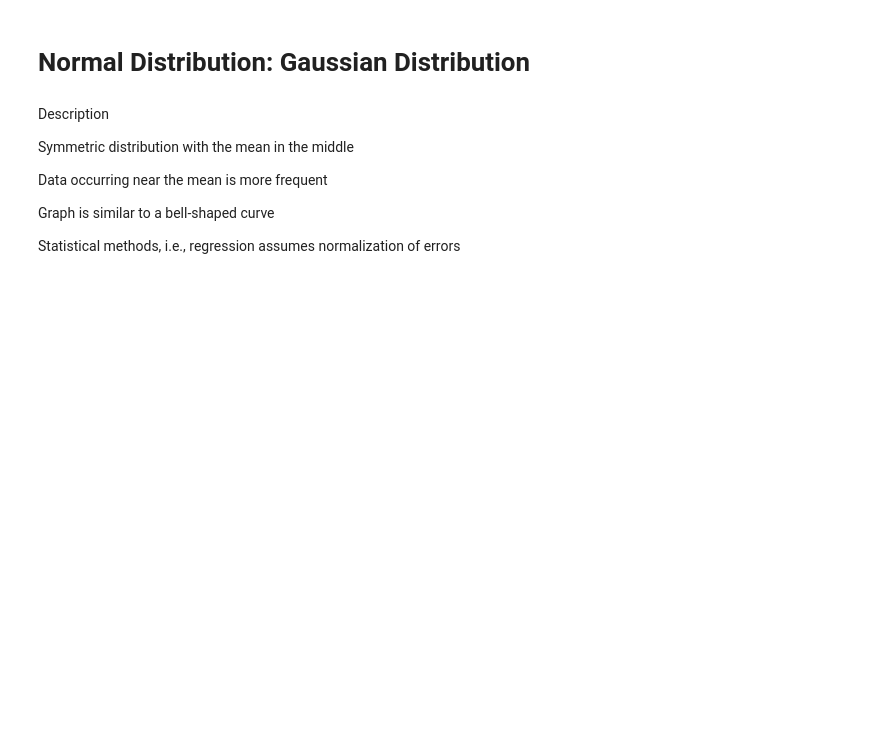
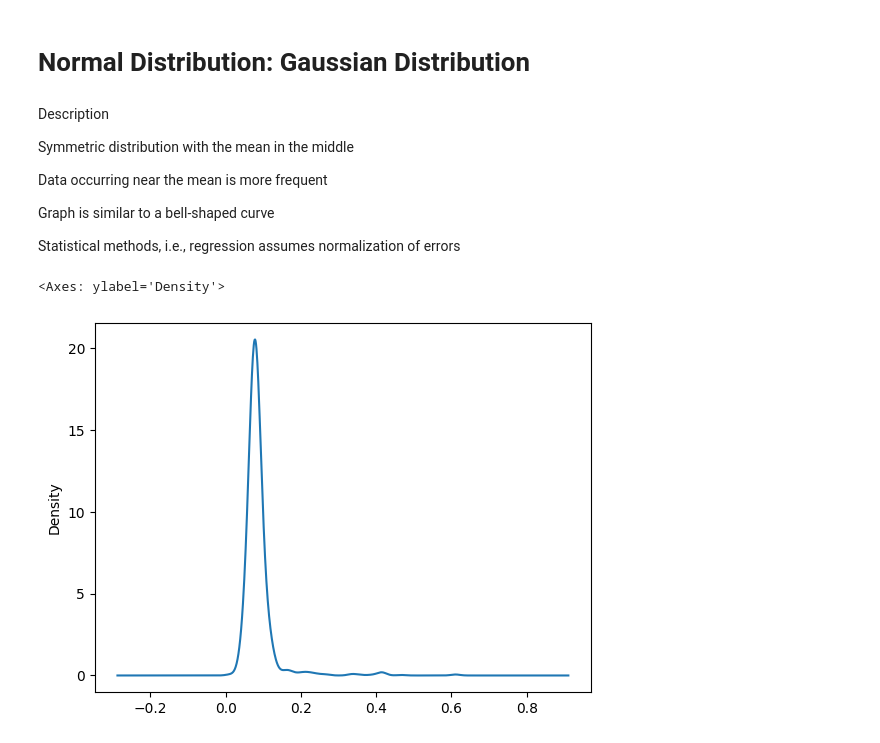
Before and after one commit to FarzanaAkhi/business-analysis-p1, a Jupyter notebook: notebooks/intermediary_Statistics.ipynb, the cells around one changed output. Cells and saved outputs as stored; diff of their text form; code cells hidden in the pictures; blank space fills up the shorter version.

```diff
--- a/notebooks/intermediary_Statistics.ipynb
+++ b/notebooks/intermediary_Statistics.ipynb
@@ -78,3 +78,9 @@ Data occurring near the mean is more frequent
 Graph is similar to a bell-shaped curve
 
 Statistical methods, i.e., regression assumes normalization of errors
+# %%
+#Density Plot
+data.chlorides.plot.density()
+# %% [output]
+<Axes: ylabel='Density'>
+[figure, added]
```
Also changed, not shown: parts of 5 cells of this notebook.
